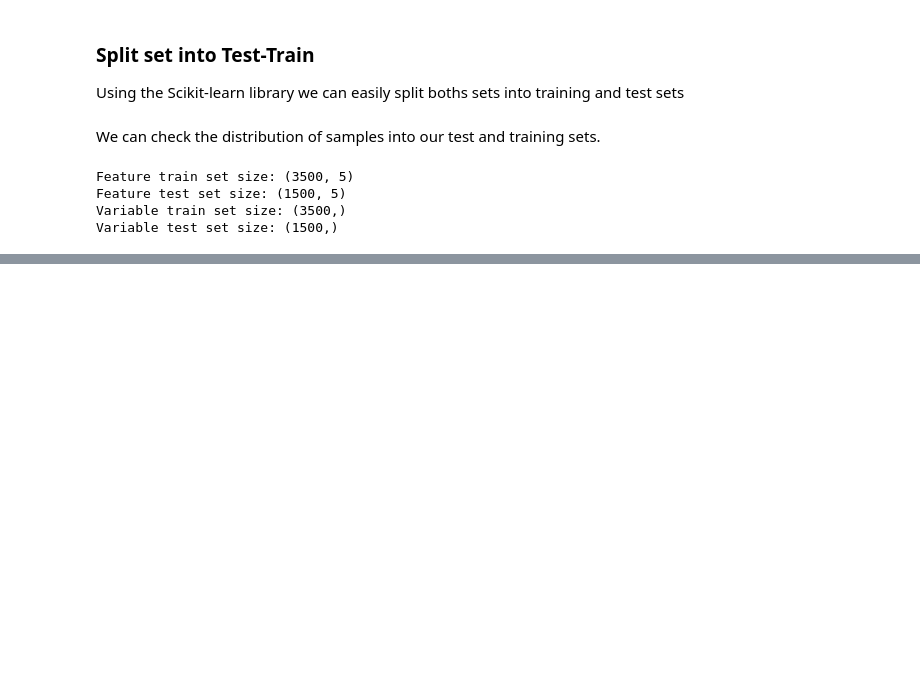
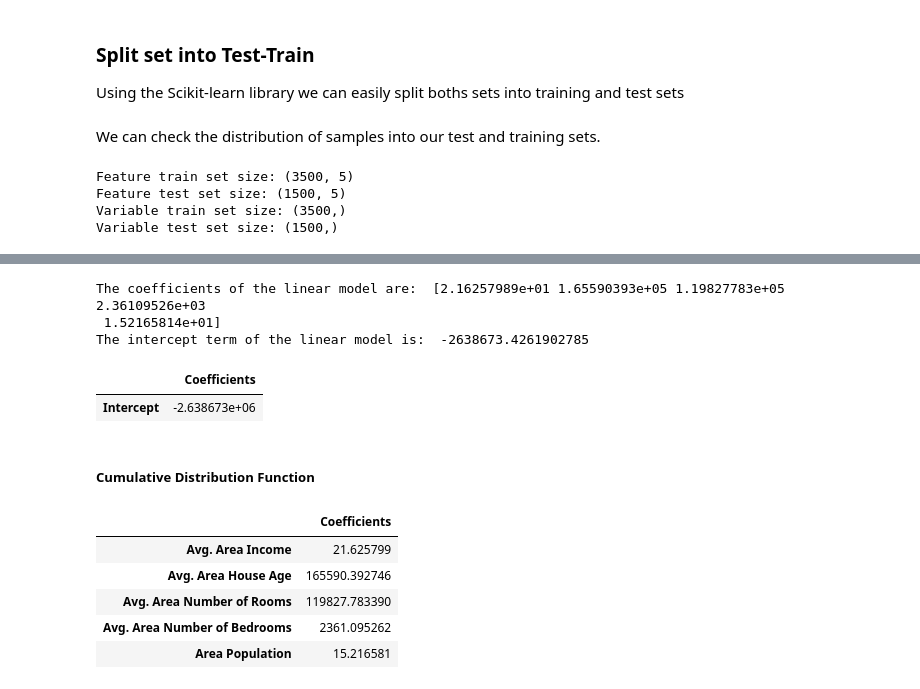
Before and after one commit to Eoincmcc/NLP-ML, a Jupyter notebook: linearRegression.ipynb, the cells around one changed output, grey strips where cells are left out. Saved outputs shown, nothing was run; the diff lists cells and outputs as text; code cells hidden in the pictures; blank space fills up the shorter version.

```diff
--- a/linearRegression.ipynb
+++ b/linearRegression.ipynb
@@ -190,0 +208,26 @@ Here we start using linear regression to create a linear
+# %%
+print("The coefficients of the linear model are: ",lm.coef_)
+print("The intercept term of the linear model is: ",lm.intercept_)
+# %% [output]
+The coefficients of the linear model are:  [2.16257989e+01 1.65590393e+05 1.19827783e+05 2.36109526e+03
+ 1.52165814e+01]
+The intercept term of the linear model is:  -2638673.4261902785
+# %%
+idict = {'Coefficients':lm.intercept_}
+idf = pd.DataFrame(data=idict,index=['Intercept'])
+idf
+# %% [output]
+|  | Coefficients |
+| Intercept | -2.638673e+06 |
+# %% [markdown]
+##### Cumulative Distribution Function
+# %%
+cdf = pd.DataFrame(data=lm.coef_, index=X_train.columns, columns=["Coefficients"])
+cdf
+# %% [output]
+|  | Coefficients |
+| Avg. Area Income | 21.625799 |
+| Avg. Area House Age | 165590.392746 |
+| Avg. Area Number of Rooms | 119827.783390 |
+| Avg. Area Number of Bedrooms | 2361.095262 |
+| Area Population | 15.216581 |
```
Also changed, not shown: parts of 10 cells of this notebook.
